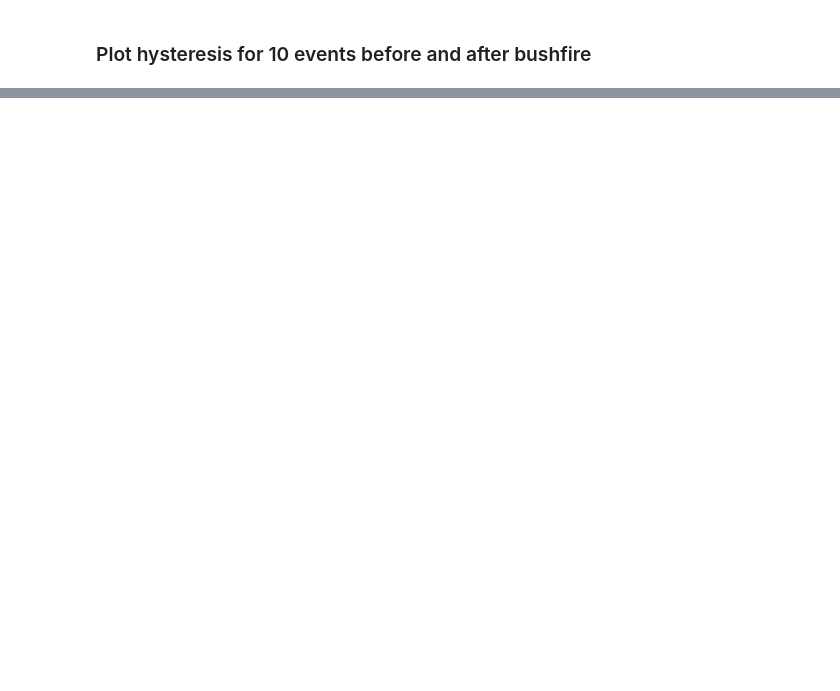
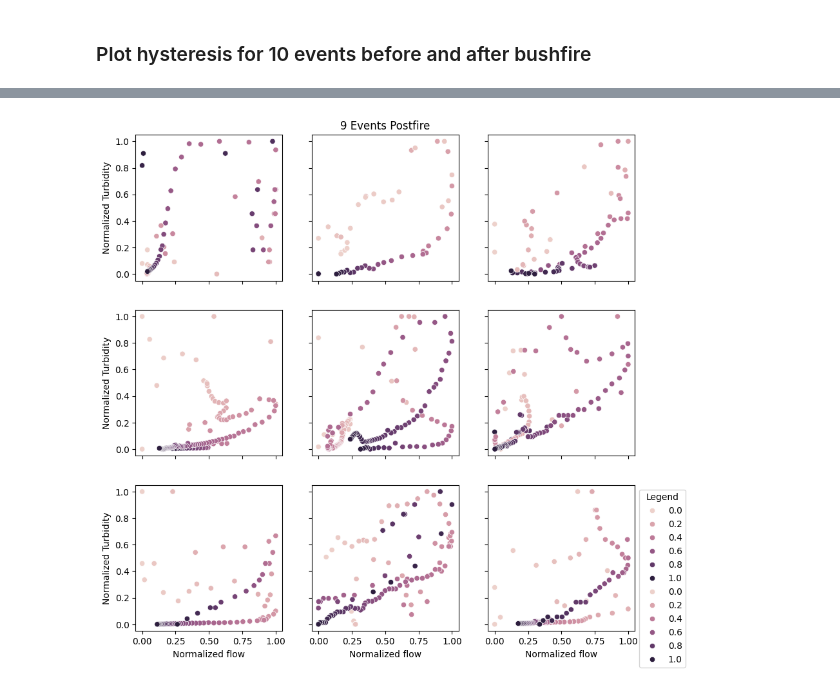
Before and after one commit to QianWanghhu/BushFireWQ, a Jupyter notebook: src/Explore_212058_CQ.ipynb, the cells around one changed output, grey strips where cells are left out. Drawn from its saved outputs; the diff is of its cells as text; code cells hidden in the pictures; blank space fills up the shorter version.

```diff
--- a/src/Explore_212058_CQ.ipynb
+++ b/src/Explore_212058_CQ.ipynb
@@ -207,3 +156,34 @@ array(['storm_242', 'storm_243', 'storm_244', 'storm_245', 'storm_246',
+# %%
+# Select 9 events before and after fire
+# Read storm event data
+Q_thre = 2
+storm_data = pd.read_csv('../output/CQ_analysis/212058/' + \
+                        f'Q_above_{Q_thre}_212058_StormEventRefilterData.csv', \
+                        index_col = 'id')
+# Set the storm ID for 9 events during each periods
+pre_storm_id = np.arange(28, 37, 1)
+post_storm_id = np.arange(38, 47, 1)
+fig, axes = plt.subplots(nrows=3, ncols=3, sharex=True, sharey=True, figsize=(10, 10))
+title = ['9 Events Prefire', '9 Events Postfire']
+for tt, dt_plot in zip(title, [pre_storm_id, post_storm_id]):
+    kk = 0
+    for ii in range(3):
+        for jj in range(3):
+            # Simplified condition for legend
+            lgnd = kk == 8
+            hys_temp = storm_data[storm_data['stormID'] == dt_plot[kk]]
+            # Plot the hysteresis for each period
+            sns.scatterplot(hys_temp, x = 'norm_tot_q', y ='norm_c', hue = 'norm_ts', \
+                            ax = axes[ii, jj], legend=lgnd)
+            kk += 1
+        # Set labels
+        axes[ii, 0].set_ylabel('Normalized Turbidity')
+        axes[2, ii].set_xlabel('Normalized flow')
+    axes[0, 1].set_title(tt)
+    axes[2, 2].legend(loc='upper left', bbox_to_anchor=(1, 1), title='Legend')
+    plt.savefig(f'{fig_dir}{tt}Hysteresis.png', format='png', dpi=300)
+# %% [output]
+[figure, added]
 # %%
 ## Explore the relationship in 1/n space
 # Read storm event data
```
Also changed, not shown: parts of 12 cells of this notebook, 15 other files.
